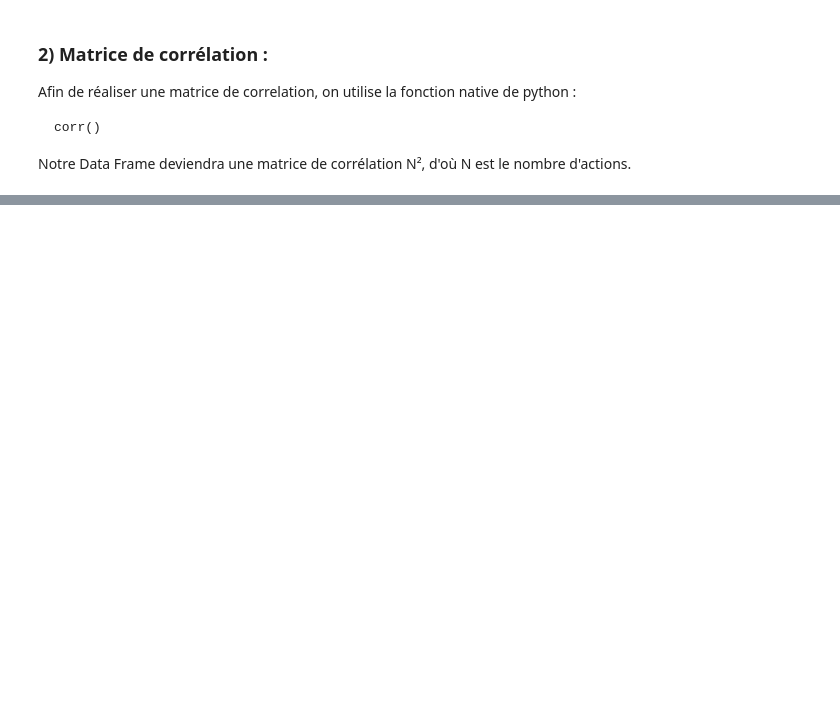
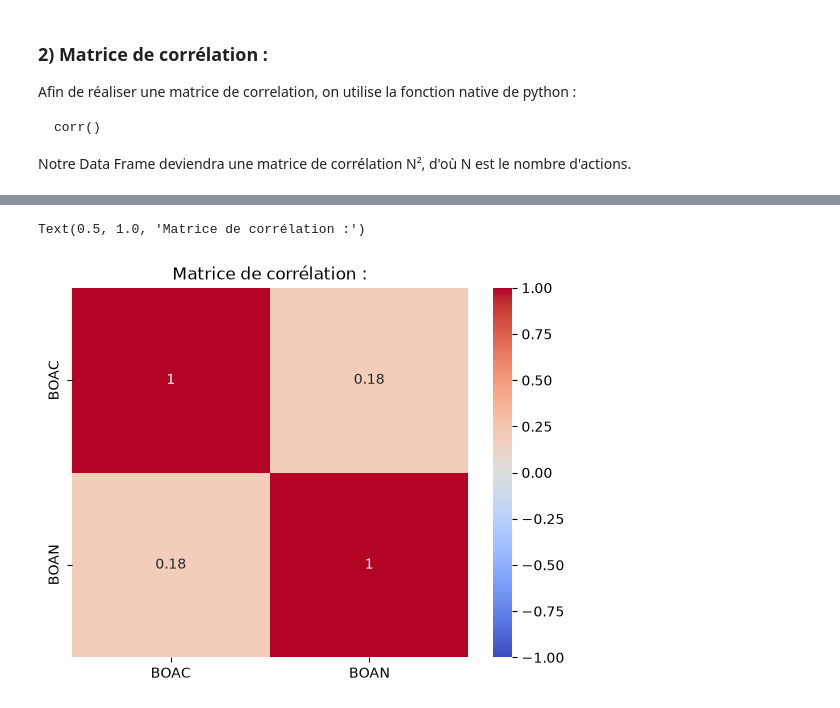
Before and after one commit to Arthure777/Heatmap-of-correlation-between-BRVM-equities, a Jupyter notebook: 2-Code/explication-implémentation.ipynb, the cells around one changed output, grey strips where cells are left out. Drawn from its saved outputs; the diff is of its cells as text; code cells hidden in the pictures; blank space fills up the shorter version.

```diff
--- a/2-Code/explication-implémentation.ipynb
+++ b/2-Code/explication-implémentation.ipynb
@@ -94,0 +115,13 @@ matrice_corr = df.corr()
+# %%
+# ON crée la heatmap de la matrice de corrélation avec seaborn
+#Annot affiche la valeur de la corrélation dans chaque case de la heatmap
+# coolwarn sera la palette de couleur utilisée pour la heatmap (rouge à bleu)
+# vmin et vmax sont les valeurs minimum et maximum de la corrélation (de -1 à 1 pour qu'elle sois plus général)
+
+heatmap = sns.heatmap(matrice_corr, annot=True, cmap="coolwarm", center=0, vmin=-1, vmax=1)
+
+# On titre la heatmap
+heatmap.set_title("Matrice de corrélation :")
+# %% [output]
+Text(0.5, 1.0, 'Matrice de corrélation :')
+[figure, added]
```
Also changed, not shown: parts of 13 cells of this notebook.
